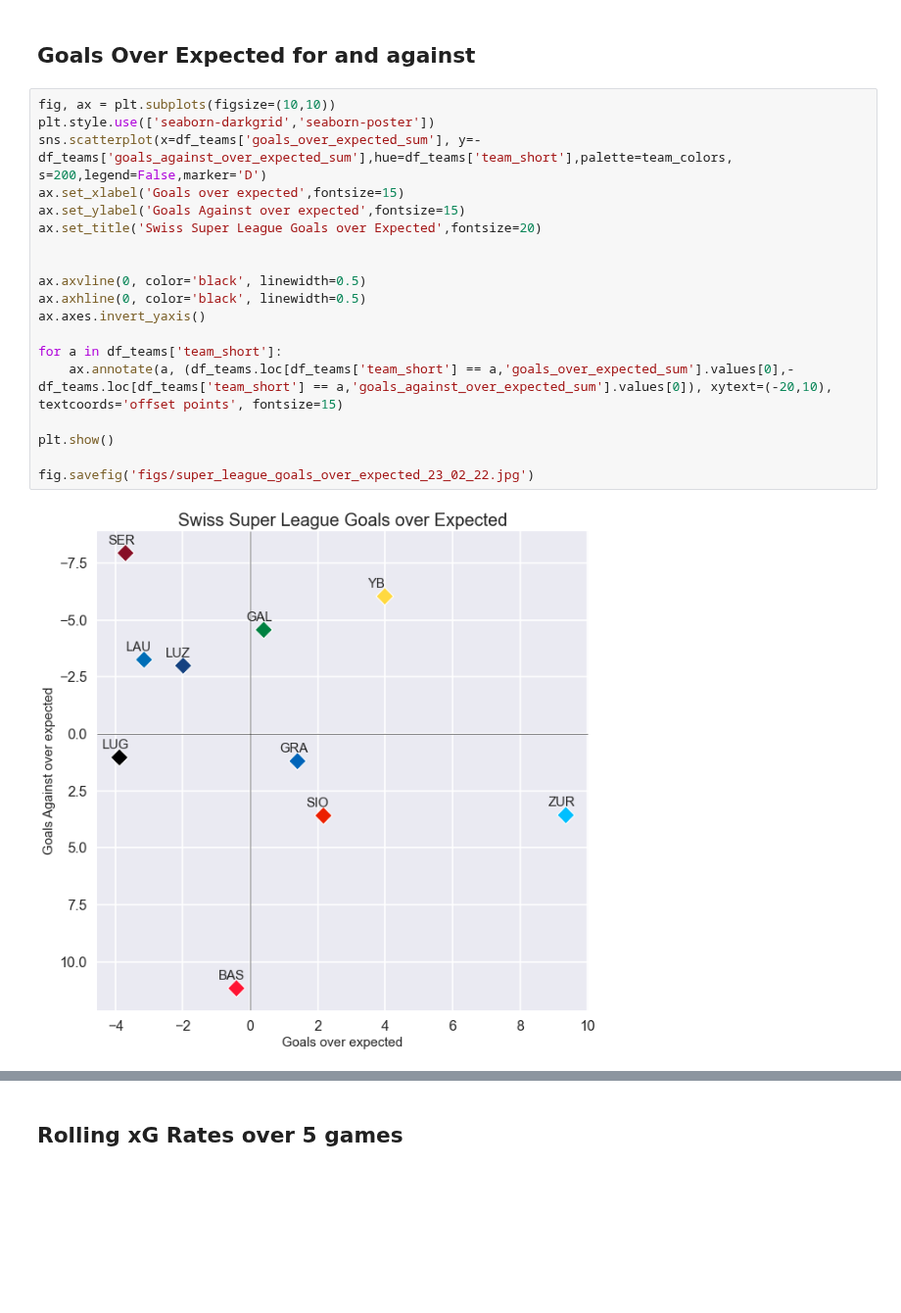
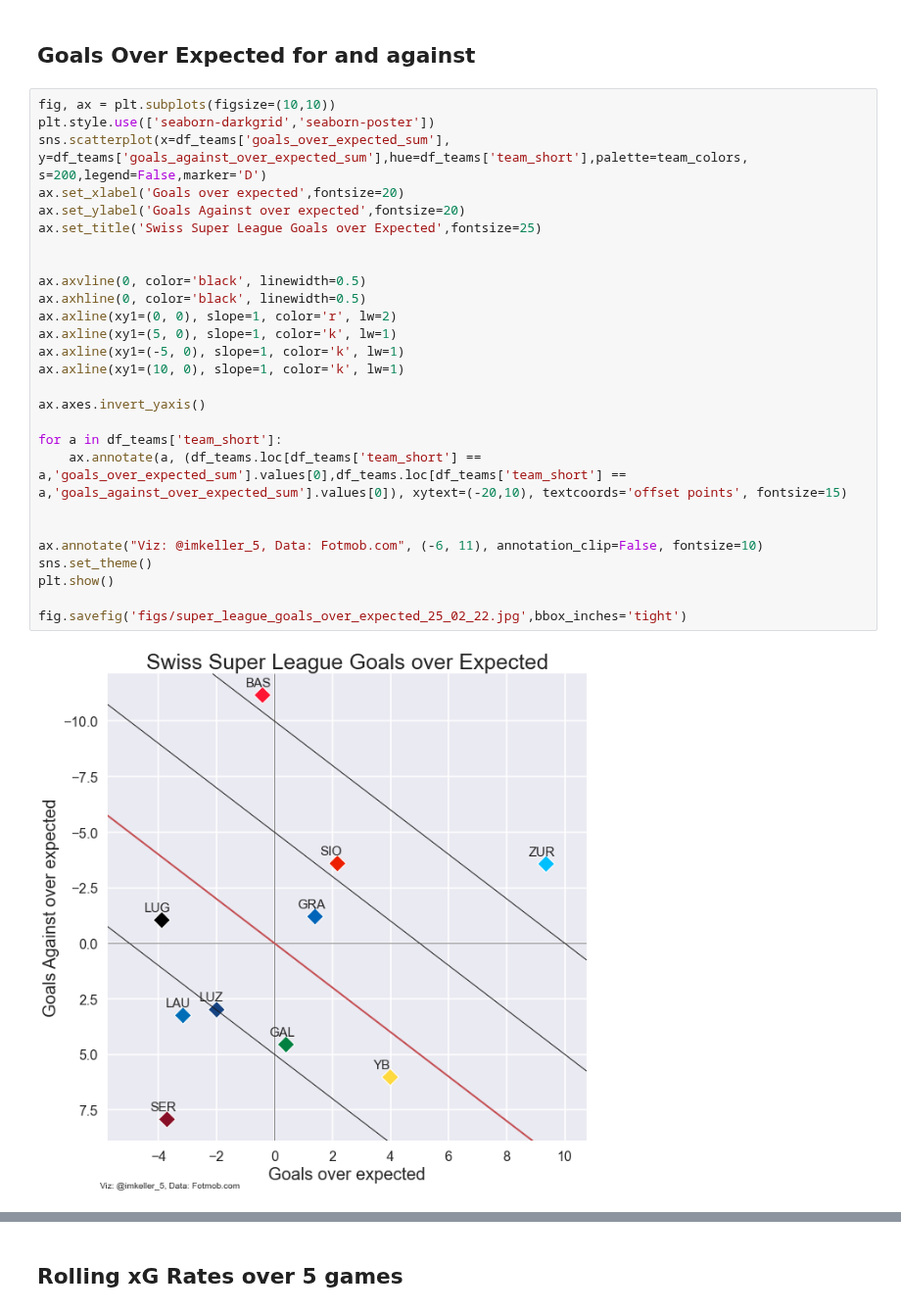
Before and after one commit to TK5-Tim/ds-projects, a Jupyter notebook: rsl/rsl-team-strengths.ipynb, the cells around one changed output, grey strips where cells are left out. Shown at 98% size. Drawn from its saved outputs; the diff is of its cells as text; blank space fills up the shorter version.

```diff
--- a/rsl/rsl-team-strengths.ipynb
+++ b/rsl/rsl-team-strengths.ipynb
@@ -142,21 +78,29 @@ fig.savefig('figs/super_league_xg_rates_23_02_22.jpg')
 # %%
 fig, ax = plt.subplots(figsize=(10,10))
 plt.style.use(['seaborn-darkgrid','seaborn-poster'])
-sns.scatterplot(x=df_teams['goals_over_expected_sum'], y=-df_teams['goals_against_over_expected_sum'],hue=df_teams['team_short'],palette=team_colors, s=200,legend=False,marker='D')
-ax.set_xlabel('Goals over expected',fontsize=15)
-ax.set_ylabel('Goals Against over expected',fontsize=15)
-ax.set_title('Swiss Super League Goals over Expected',fontsize=20)
+sns.scatterplot(x=df_teams['goals_over_expected_sum'], y=df_teams['goals_against_over_expected_sum'],hue=df_teams['team_short'],palette=team_colors, s=200,legend=False,marker='D')
+ax.set_xlabel('Goals over expected',fontsize=20)
+ax.set_ylabel('Goals Against over expected',fontsize=20)
+ax.set_title('Swiss Super League Goals over Expected',fontsize=25)
 
 
 ax.axvline(0, color='black', linewidth=0.5)
 ax.axhline(0, color='black', linewidth=0.5)
+ax.axline(xy1=(0, 0), slope=1, color='r', lw=2)
+ax.axline(xy1=(5, 0), slope=1, color='k', lw=1)
+ax.axline(xy1=(-5, 0), slope=1, color='k', lw=1)
+ax.axline(xy1=(10, 0), slope=1, color='k', lw=1)
+
 ax.axes.invert_yaxis()
 
 for a in df_teams['team_short']:
-    ax.annotate(a, (df_teams.loc[df_teams['team_short'] == a,'goals_over_expected_sum'].values[0],-df_teams.loc[df_teams['team_short'] == a,'goals_against_over_expected_sum'].values[0]), xytext=(-20,10), textcoords='offset points', fontsize=15)
+    ax.annotate(a, (df_teams.loc[df_teams['team_short'] == a,'goals_over_expected_sum'].values[0],df_teams.loc[df_teams['team_short'] == a,'goals_against_over_expected_sum'].values[0]), xytext=(-20,10), textcoords='offset points', fontsize=15)
 
+
+ax.annotate("Viz: @imkeller_5, Data: Fotmob.com", (-6, 11), annotation_clip=False, fontsize=10)
+sns.set_theme()
 plt.show()
 
-fig.savefig('figs/super_league_goals_over_expected_23_02_22.jpg')
+fig.savefig('figs/super_league_goals_over_expected_25_02_22.jpg',bbox_inches='tight')
 # %% [output]
-[figure, old version]
+[figure, new version]
```
Also changed, not shown: parts of 22 cells of this notebook, 10 other files.
